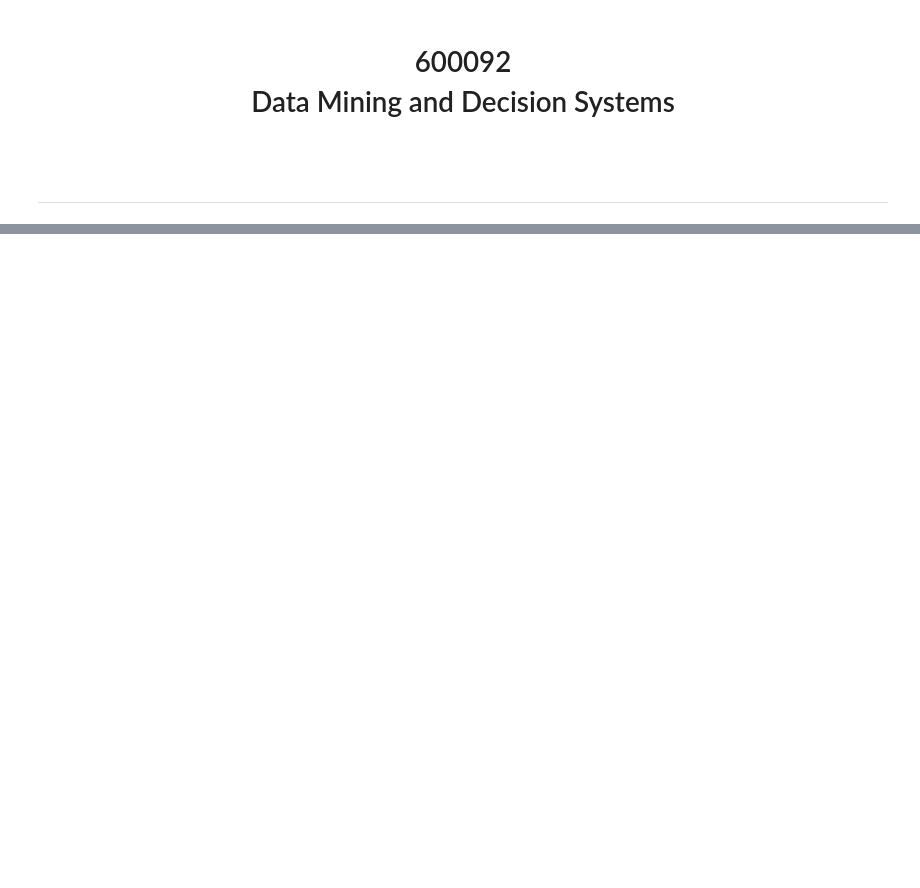
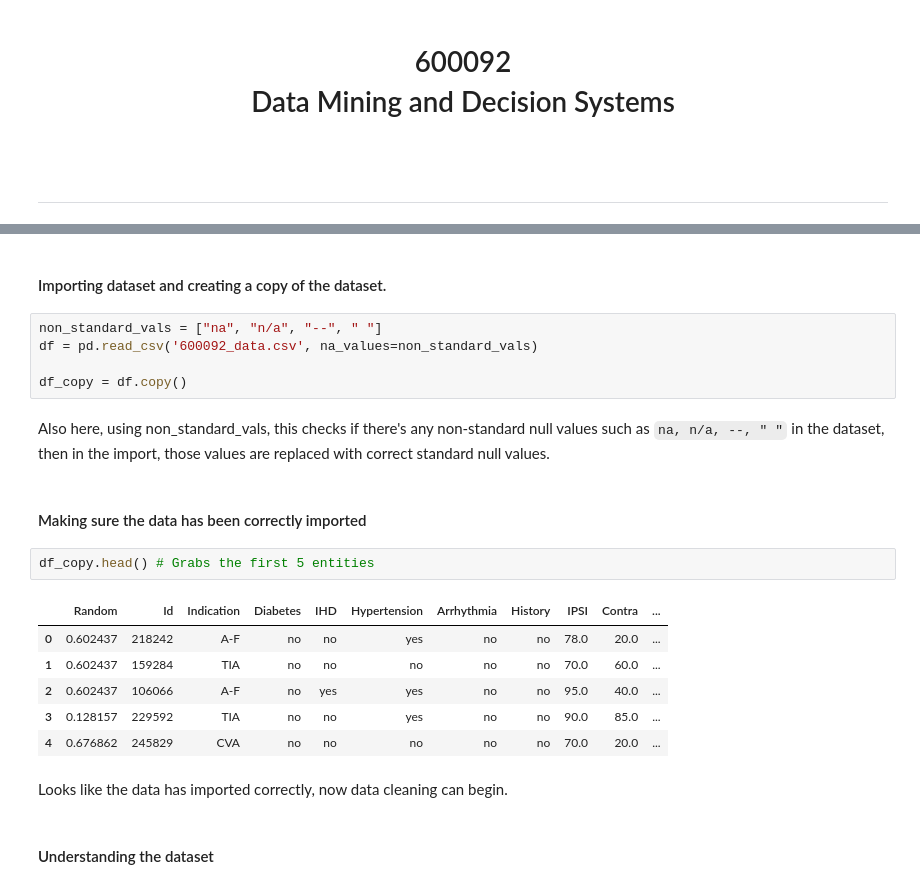
Before and after one commit to kthrasher1/Data_Mining, a Jupyter notebook: ACW/ACW_Jupyter_Notebook.ipynb, the cells around one changed output, grey strips where cells are left out. Cells and saved outputs as stored; diff of their text form; blank space fills up the shorter version.

```diff
--- a/ACW/ACW_Jupyter_Notebook.ipynb
+++ b/ACW/ACW_Jupyter_Notebook.ipynb
@@ -50,0 +14,24 @@ dtype: int64
+# %% [markdown]
+#### Importing dataset and creating a copy of the dataset.
+# %%
+non_standard_vals = ["na", "n/a", "--", " "]
+df = pd.read_csv('600092_data.csv', na_values=non_standard_vals)
+
+df_copy = df.copy()
+# %% [markdown]
+Also here, using non_standard_vals, this checks if there's any non-standard null values such as `na, n/a, --, " "` in the dataset, then in the import, those values are replaced with correct standard null values.
+# %% [markdown]
+ #### Making sure the data has been correctly imported
+# %%
+df_copy.head() # Grabs the first 5 entities
+# %% [output]
+|  | Random | Id | Indication | Diabetes | IHD | Hypertension | Arrhythmia | History | IPSI | Contra | ... |
+| 0 | 0.602437 | 218242 | A-F | no | no | yes | no | no | 78.0 | 20.0 | ... |
+| 1 | 0.602437 | 159284 | TIA | no | no | no | no | no | 70.0 | 60.0 | ... |
+| 2 | 0.602437 | 106066 | A-F | no | yes | yes | no | no | 95.0 | 40.0 | ... |
+| 3 | 0.128157 | 229592 | TIA | no | no | yes | no | no | 90.0 | 85.0 | ... |
+| 4 | 0.676862 | 245829 | CVA | no | no | no | no | no | 70.0 | 20.0 | ... |
+# %% [markdown]
+Looks like the data has imported correctly, now data cleaning can begin.
+# %% [markdown]
+#### Understanding the dataset
```
Also changed, not shown: parts of 71 cells of this notebook, 4 other files.
